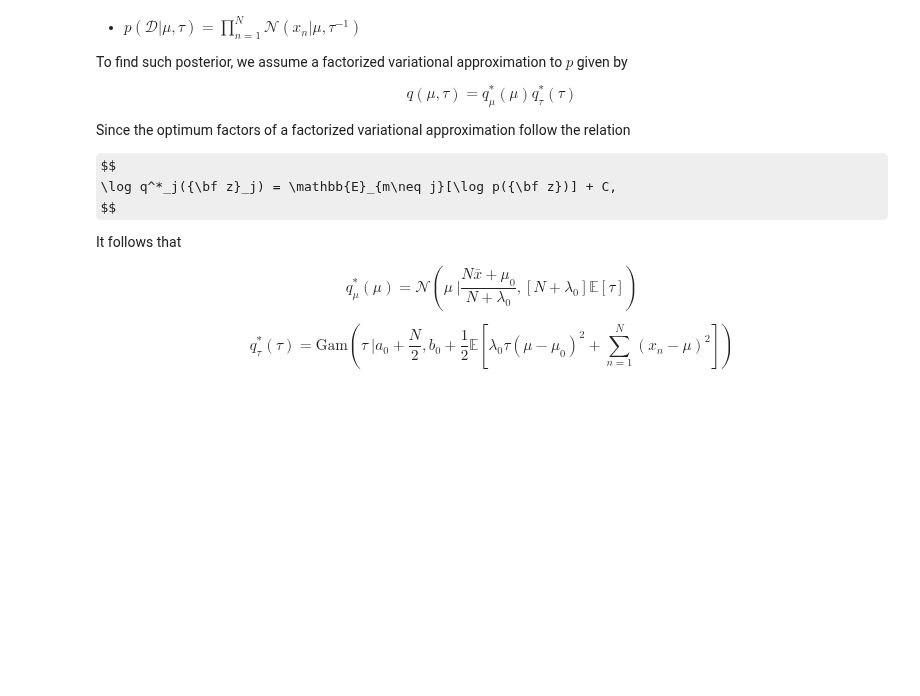
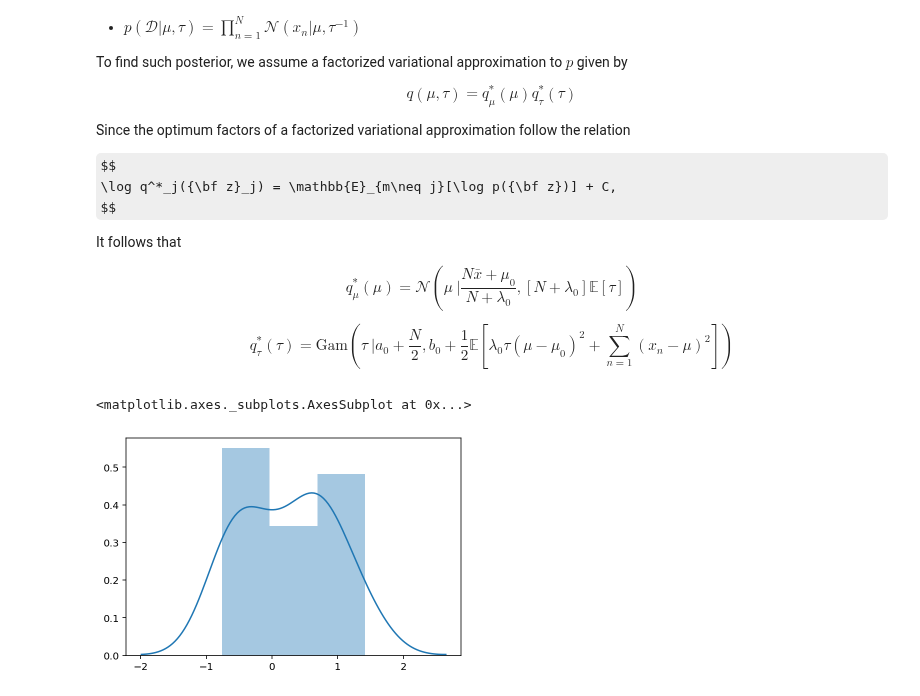
Before and after one commit to gerdm/prml, a Jupyter notebook: chapter10/variational-univariate-gaussian.ipynb, the cells around one changed output. Cells and saved outputs as stored; diff of their text form; code cells hidden in the pictures; some formulas as TeX source; blank space fills up the shorter version.

Commit message:
mod ch10: add normal-gamma function and atempted variational approx

```diff
--- a/chapter10/variational-univariate-gaussian.ipynb
+++ b/chapter10/variational-univariate-gaussian.ipynb
@@ -43,3 +45,14 @@ $$
 $$
     q^*_\tau(\tau) = \text{Gam}\left(\tau \ \big | a_0 + \frac{N}{2}, b_0 + \frac{1}{2}\mathbb{E}\left[\lambda_0\tau(\mu - \mu_0)^2 + \sum_{n=1}^N(x_n - \mu)^2\right] \right)
 $$
+# %%
+seed(314)
+N = 20
+mu, tau = 0, 1.5
+sigma = np.sqrt(1 / tau)
+D = normal(loc=mu, scale=sigma, size=N)
+
+sns.distplot(D)
+# %% [output]
+<matplotlib.axes._subplots.AxesSubplot at 0x...>
+[figure, added]
```
Also changed, not shown: parts of 9 cells of this notebook.
